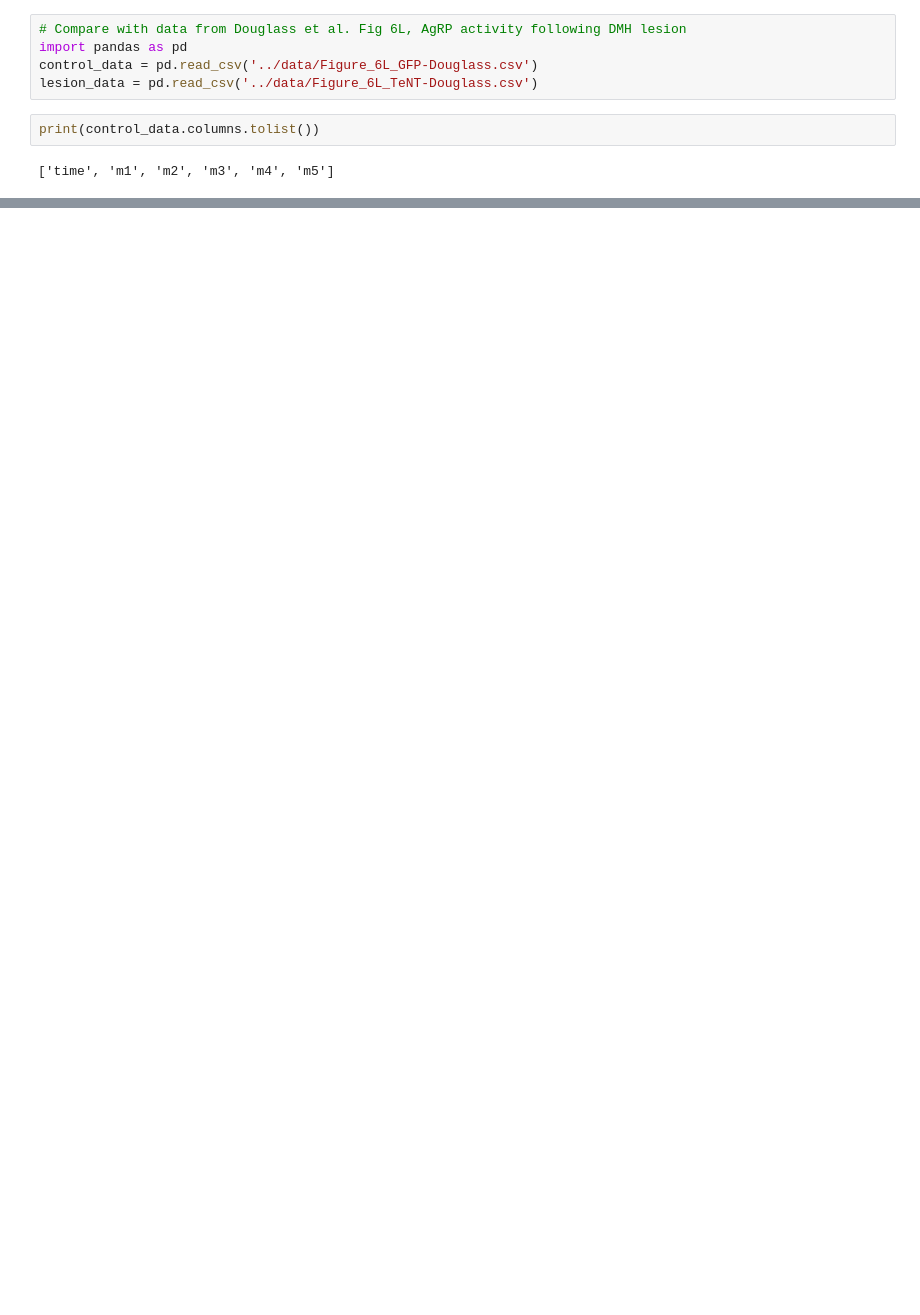
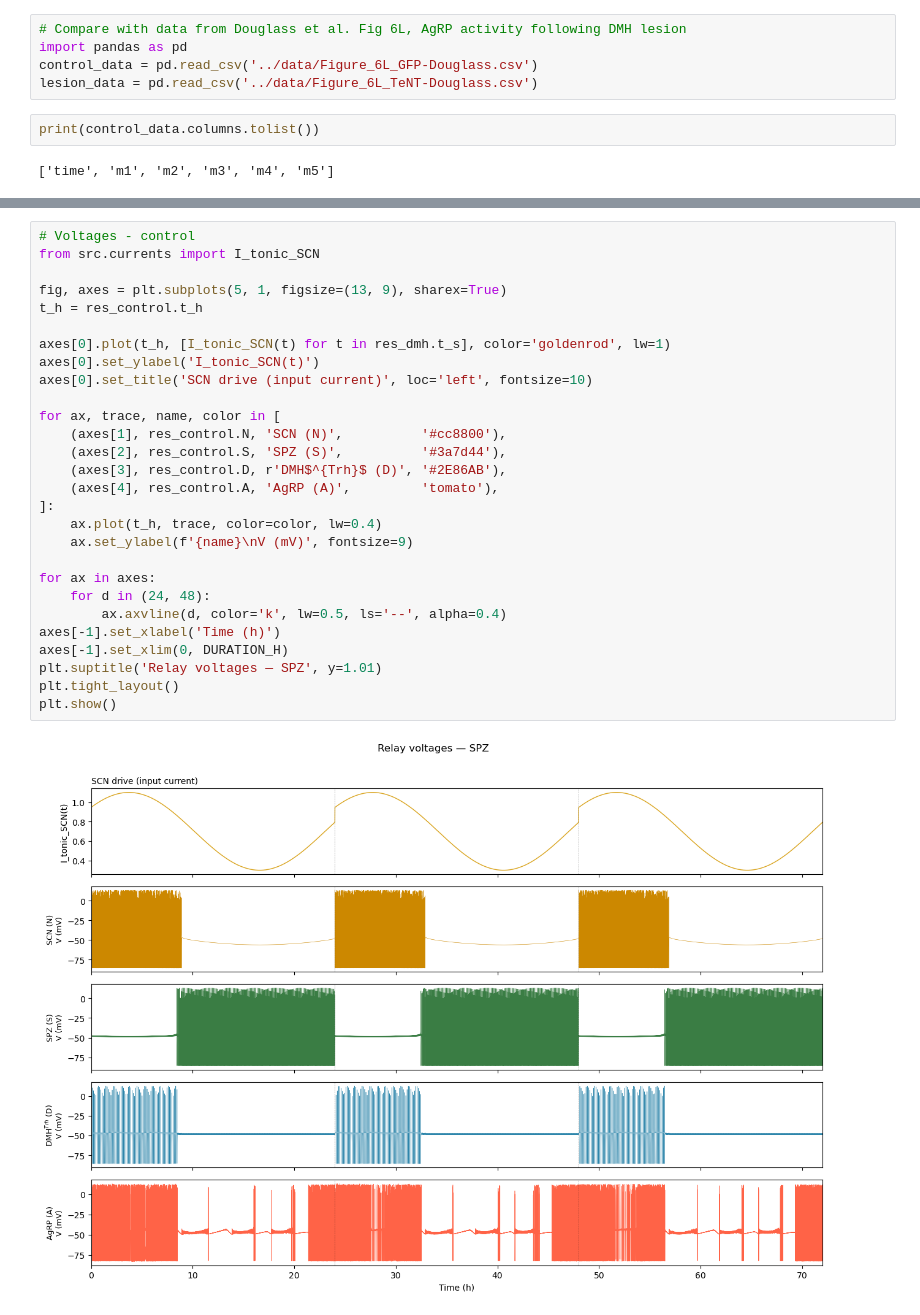
Before and after one commit to anjolib/neuro120-final, a Jupyter notebook: scripts/lesion.ipynb, the cells around one changed output, grey strips where cells are left out. Drawn from its saved outputs; the diff is of its cells as text; blank space fills up the shorter version.

```diff
--- a/scripts/lesion.ipynb
+++ b/scripts/lesion.ipynb
@@ -149,0 +183,30 @@ plt.show()
+# %%
+# Voltages - control
+from src.currents import I_tonic_SCN
+
+fig, axes = plt.subplots(5, 1, figsize=(13, 9), sharex=True)
+t_h = res_control.t_h
+
+axes[0].plot(t_h, [I_tonic_SCN(t) for t in res_dmh.t_s], color='goldenrod', lw=1)
+axes[0].set_ylabel('I_tonic_SCN(t)')
+axes[0].set_title('SCN drive (input current)', loc='left', fontsize=10)
+
+for ax, trace, name, color in [
+    (axes[1], res_control.N, 'SCN (N)',          '#cc8800'),
+    (axes[2], res_control.S, 'SPZ (S)',          '#3a7d44'),
+    (axes[3], res_control.D, r'DMH$^{Trh}$ (D)', '#2E86AB'),
+    (axes[4], res_control.A, 'AgRP (A)',         'tomato'),
+]:
+    ax.plot(t_h, trace, color=color, lw=0.4)
+    ax.set_ylabel(f'{name}\nV (mV)', fontsize=9)
+
+for ax in axes:
+    for d in (24, 48):
+        ax.axvline(d, color='k', lw=0.5, ls='--', alpha=0.4)
+axes[-1].set_xlabel('Time (h)')
+axes[-1].set_xlim(0, DURATION_H)
+plt.suptitle('Relay voltages — SPZ', y=1.01)
+plt.tight_layout()
+plt.show()
+# %% [output]
+[figure, added]
```
Also changed, not shown: parts of 7 cells of this notebook, 3 other files.
